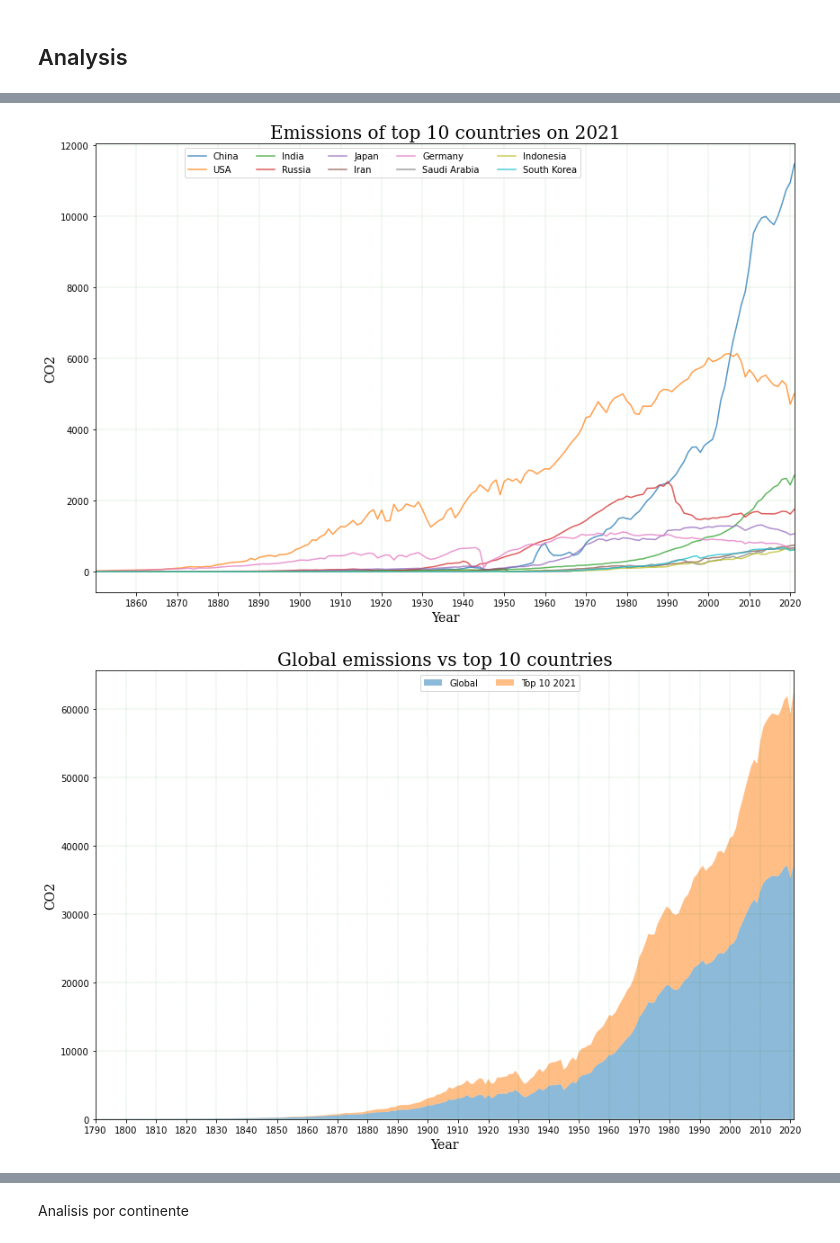
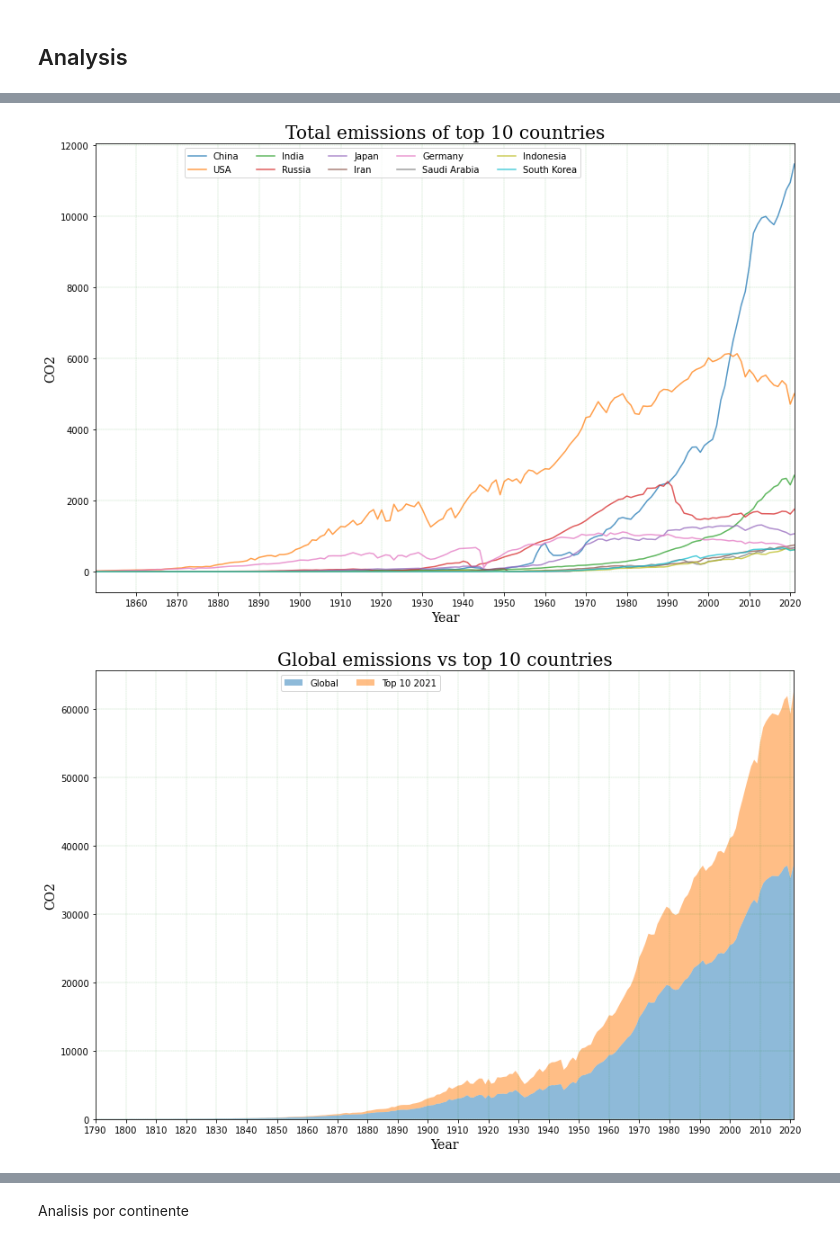
Before and after one commit to mcsebe/Emissions-by-Country, a Jupyter notebook: emissions-by-country.ipynb, the cells around one changed output, grey strips where cells are left out. Saved outputs shown, nothing was run; the diff lists cells and outputs as text; code cells hidden in the pictures.

```diff
--- a/emissions-by-country.ipynb
+++ b/emissions-by-country.ipynb
@@ -266,7 +264,7 @@ plt.show()
 fig, ax = plt.subplots(figsize=(12, 8), tight_layout=True, facecolor='w')
 for i in Top10_2021:
     ax.plot(dataset[dataset['Country'] == i]['Year'], dataset[dataset['Country'] == i]['Total'], alpha=0.75, label=i)
-ax.set_title('Emissions of top 10 countries on 2021', fontsize=20, fontname='serif')
+ax.set_title('Total emissions of top 10 countries', fontsize=20, fontname='serif')
 ax.set_ylabel('CO2', fontsize=14, fontname='serif')
 ax.set_xlabel('Year', fontsize=14, fontname='serif')
 ax.set_xlim(1850, 2021)
@@ -275,23 +273,23 @@ ax.grid(color="g", which="major", axis='both', linestyle=':', linewidth=0.25)
 ax.legend(loc=1, ncol=5, bbox_to_anchor=(0.7, 1));
 plt.show()
 # %% [output]
-[figure, old version]
+[figure, new version]
 # %%
 Top10_2021_total = dataset[dataset['Country'].isin(Top10_2021)].groupby('Year').sum()
 # %%
 fig, ax = plt.subplots(figsize=(12, 8), tight_layout=True, facecolor='w')
 
 ax.stackplot(Global['Year'], Global["Total"], Top10_2021_total["Total"], alpha=0.5, labels=('Global', 'Top 10 2021'));
 ax.set_title('Global emissions vs top 10 countries', fontsize=20, fontname='serif')
 ax.set_ylabel('CO2', fontsize=14, fontname='serif')
 ax.set_xlabel('Year', fontsize=14, fontname='serif')
 ax.set_xlim(1790, 2021)
 ax.set_xticks(range(1790, 2022,10))
 ax.grid(color="g", which="major", axis='both', linestyle=':', linewidth=0.25)
-ax.legend(loc=1, ncol=5, bbox_to_anchor=(0.7, 1));
+ax.legend(loc=1, ncol=5, bbox_to_anchor=(0.5, 1));
 plt.show()
 # %% [output]
-[figure, old version]
+[figure, new version]
 # %%
 fig, ax = plt.subplots(figsize=(12, 8), tight_layout=True, facecolor='w')
 
```
Also changed, not shown: parts of 17 cells of this notebook.
